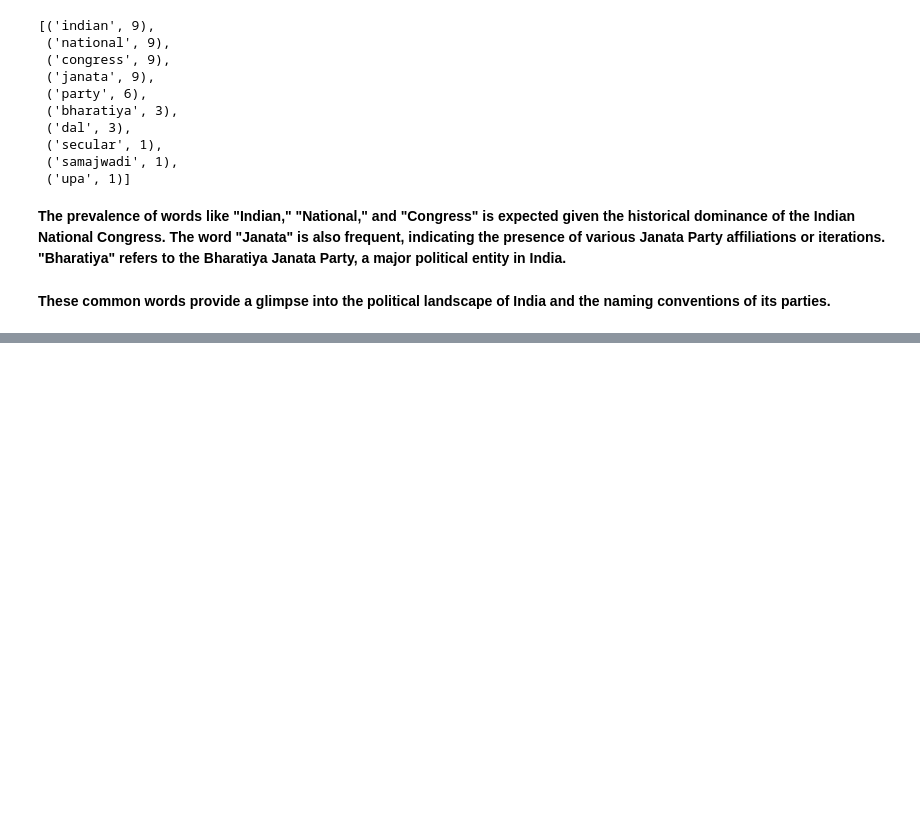
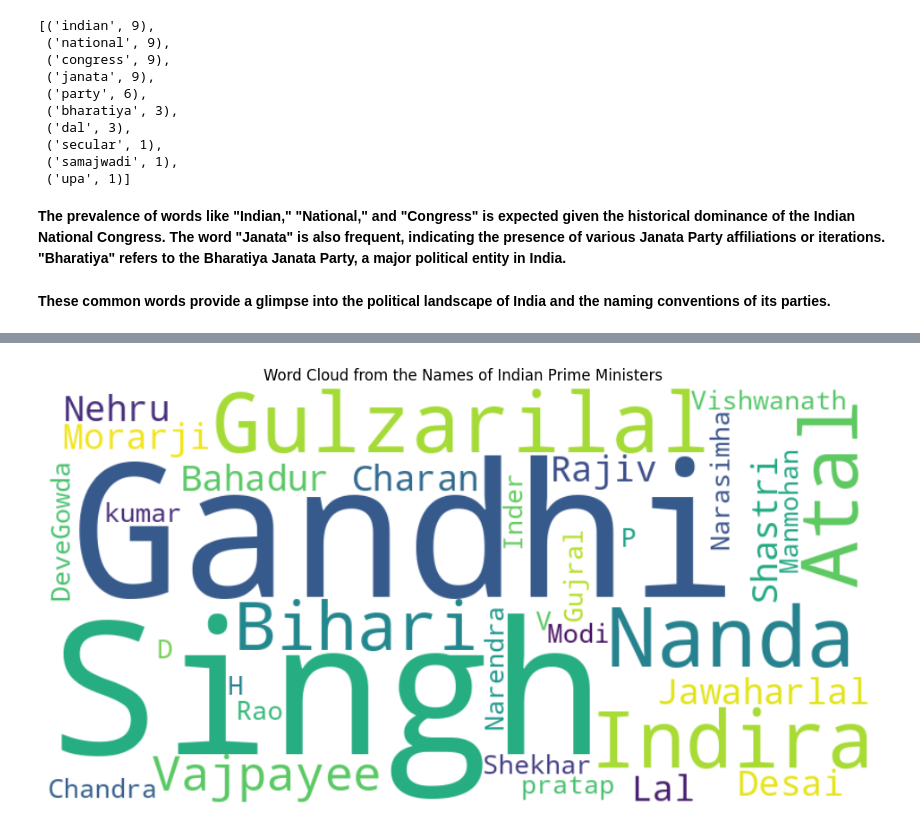
Before and after one commit to raj-rajat/Prime-Ministers-of-India, a Jupyter notebook: prime-ministers-of-india.ipynb, the cells around one changed output, grey strips where cells are left out. Drawn from its saved outputs; the diff is of its cells as text; code cells hidden in the pictures; blank space fills up the shorter version.

```diff
--- a/prime-ministers-of-india.ipynb
+++ b/prime-ministers-of-india.ipynb
@@ -351,0 +391,14 @@ common_words
+# %%
+from wordcloud import WordCloud
+
+# Generate word cloud from the names of the Prime Ministers
+wordcloud = WordCloud(background_color='white', width=800, height=400).generate(' '.join(df_pm['Name']))
+
+# Display the word cloud
+plt.figure(figsize=(12, 8))
+plt.imshow(wordcloud, interpolation='bilinear')
+plt.axis('off')
+plt.title('Word Cloud from the Names of Indian Prime Ministers')
+plt.show()
+# %% [output]
+[figure, added]
```
Also changed, not shown: parts of 12 cells of this notebook.
